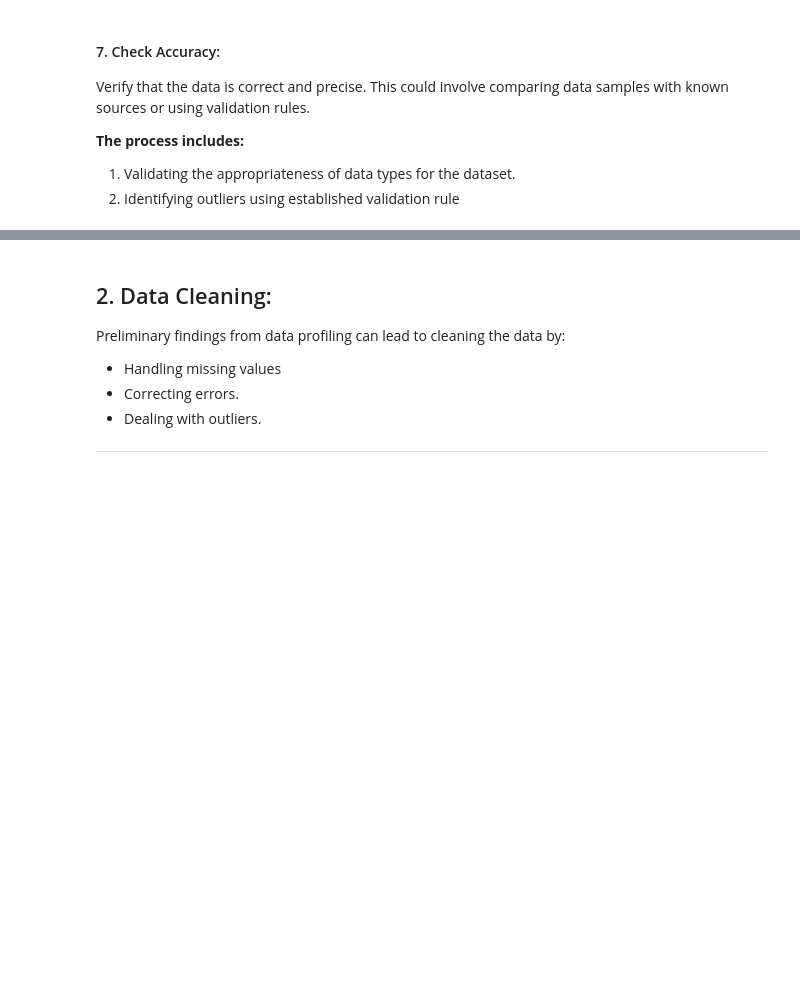
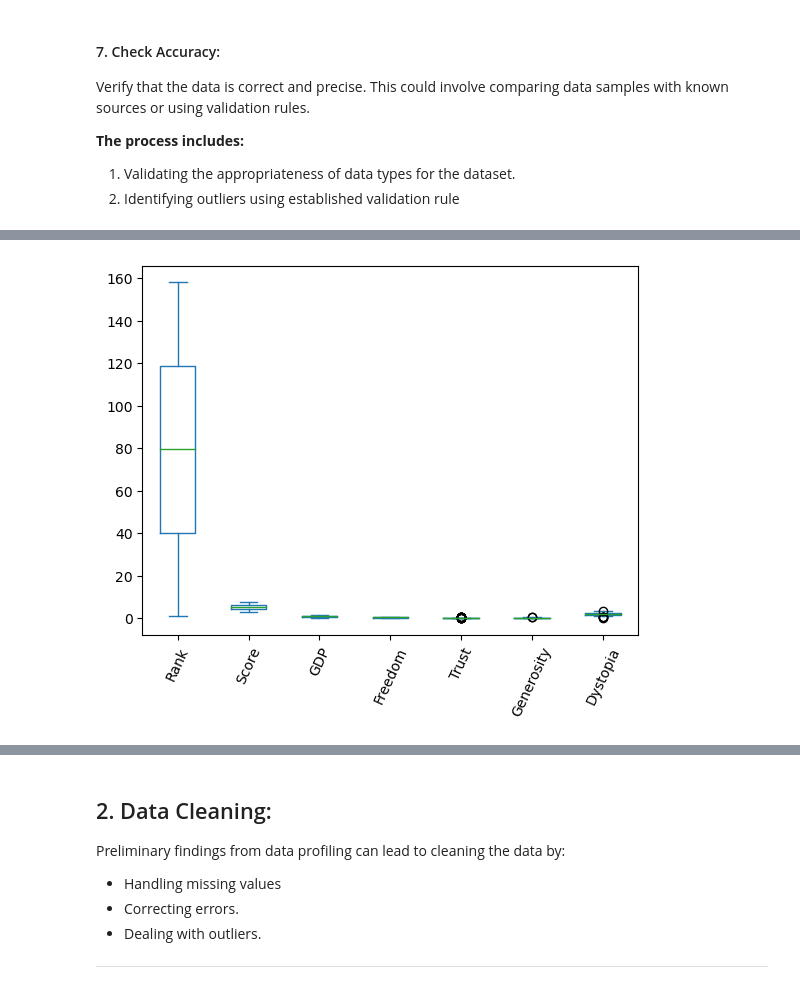
Before and after one commit to Tuwaiq-DS-ML-bootcamp-V-7/Usecase-2, a Jupyter notebook: EDA explain template.ipynb, the cells around one changed output, grey strips where cells are left out. Drawn from its saved outputs; the diff is of its cells as text; code cells hidden in the pictures; blank space fills up the shorter version.

```diff
--- a/EDA explain template.ipynb
+++ b/EDA explain template.ipynb
@@ -452,0 +524,9 @@ Verify that the data is correct and precise. This could involve comparing data s
+# %%
+# check outliers
+
+specific_Columns = ['Rank','Score','GDP','Freedom', 'Trust','Generosity', 'Dystopia']
+data["2015"][specific_Columns].plot(kind="box")
+plt.xticks(rotation=65)
+plt.show()
+# %% [output]
+[figure, added]
```
Also changed, not shown: parts of 45 cells of this notebook.
